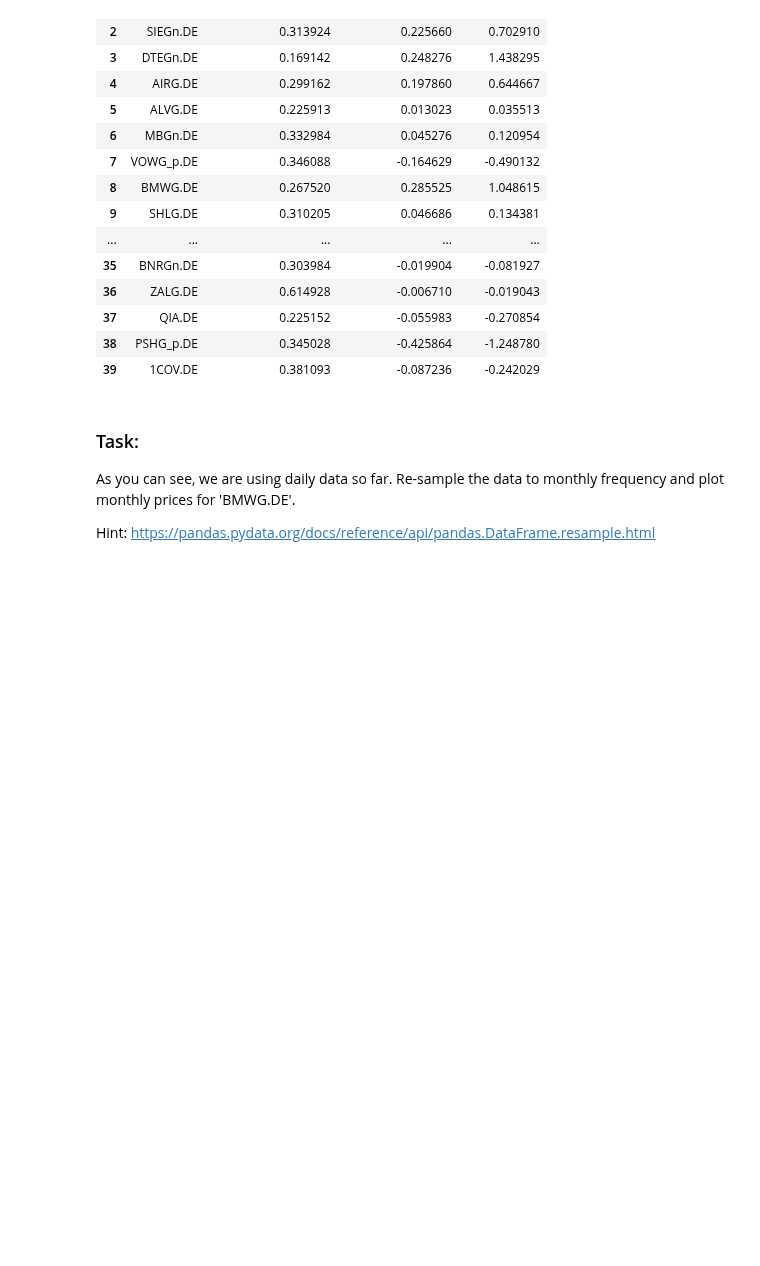
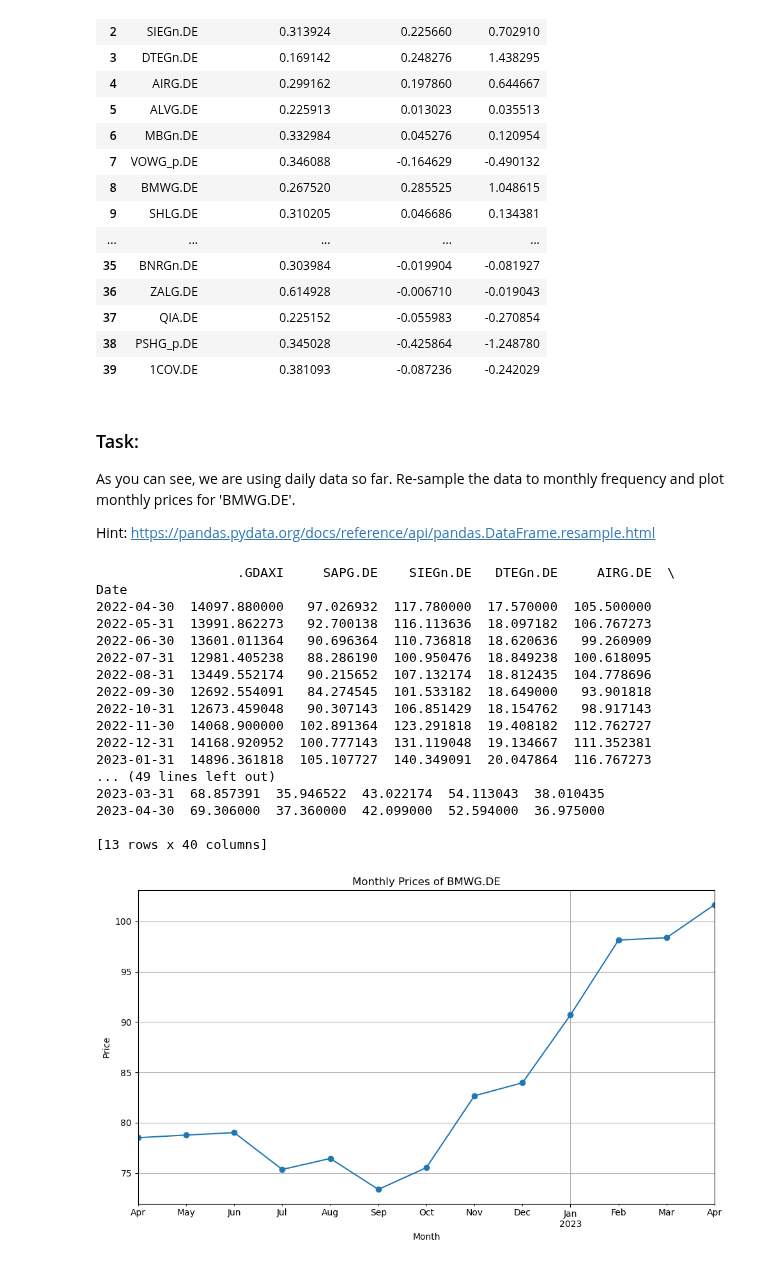
Before and after one commit to iwh-halle/fdap-2024-julian-456, a Jupyter notebook: homework/02_python.ipynb, the cells around one changed output. Drawn from its saved outputs; the diff is of its cells as text; code cells hidden in the pictures; blank space fills up the shorter version.

Commit message:
added plot for monthly price of BMW

```diff
--- a/homework/02_python.ipynb
+++ b/homework/02_python.ipynb
@@ -478,3 +478,49 @@ display(result_df)
 As you can see, we are using daily data so far. Re-sample the data to monthly frequency and plot monthly prices for 'BMWG.DE'.
 
 Hint: https://pandas.pydata.org/docs/reference/api/pandas.DataFrame.resample.html
+# %%
+import pandas as pd
+import matplotlib.pyplot as plt
+
+# Convert 'Date' column to datetime type
+prices = pd.read_csv('02_python_data.csv')
+prices['Date'] = pd.to_datetime(prices['Date'])
+
+# Resample the data to monthly frequency
+monthly_prices = prices.resample('M', on='Date').mean()
+
+print(monthly_prices)
+
+# Plot the monthly prices
+plt.figure(figsize=(10, 6))
+monthly_prices['BMWG.DE'].plot(marker='o', linestyle='-')
+
+plt.title('Monthly Prices of BMWG.DE')
+plt.xlabel('Month')
+plt.ylabel('Price')
+plt.grid(True)
+
+# adjust size and save
+plt.tight_layout()
+plt.savefig('02_python_month_price_BMW_plot.png')
+
+plt.show()
+# %% [output]
+                  .GDAXI     SAPG.DE    SIEGn.DE   DTEGn.DE     AIRG.DE  \
+Date
+2022-04-30  14097.880000   97.026932  117.780000  17.570000  105.500000
+2022-05-31  13991.862273   92.700138  116.113636  18.097182  106.767273
+2022-06-30  13601.011364   90.696364  110.736818  18.620636   99.260909
+2022-07-31  12981.405238   88.286190  100.950476  18.849238  100.618095
+2022-08-31  13449.552174   90.215652  107.132174  18.812435  104.778696
+2022-09-30  12692.554091   84.274545  101.533182  18.649000   93.901818
+2022-10-31  12673.459048   90.307143  106.851429  18.154762   98.917143
+2022-11-30  14068.900000  102.891364  123.291818  19.408182  112.762727
+2022-12-31  14168.920952  100.777143  131.119048  19.134667  111.352381
+2023-01-31  14896.361818  105.107727  140.349091  20.047864  116.767273
+... (49 lines left out)
+2023-03-31  68.857391  35.946522  43.022174  54.113043  38.010435
+2023-04-30  69.306000  37.360000  42.099000  52.594000  36.975000
+
+[13 rows x 40 columns]
+[figure, added]
```
Also changed, not shown: 1 other file.
